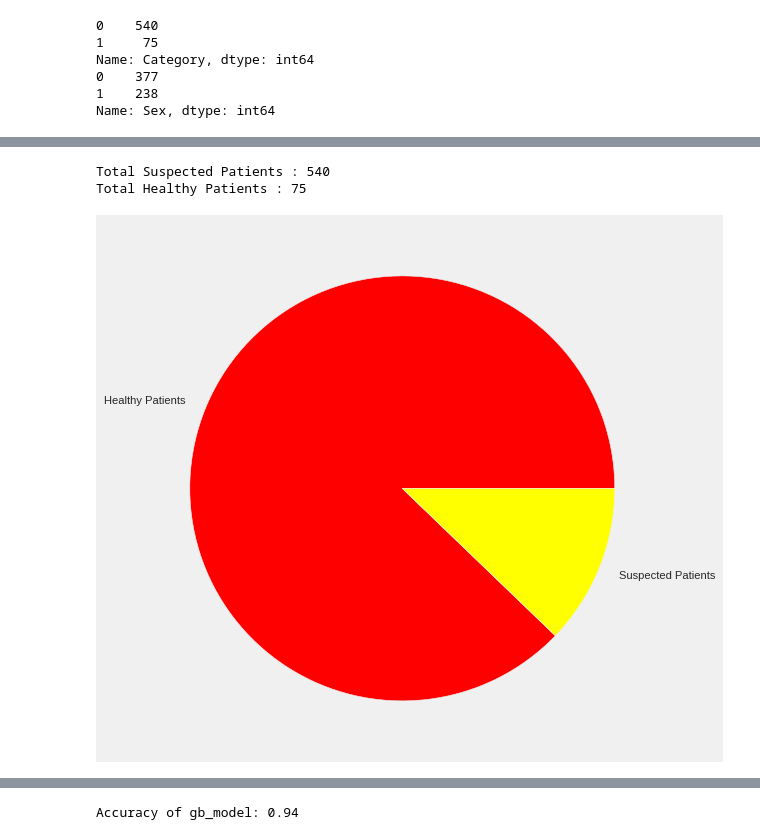
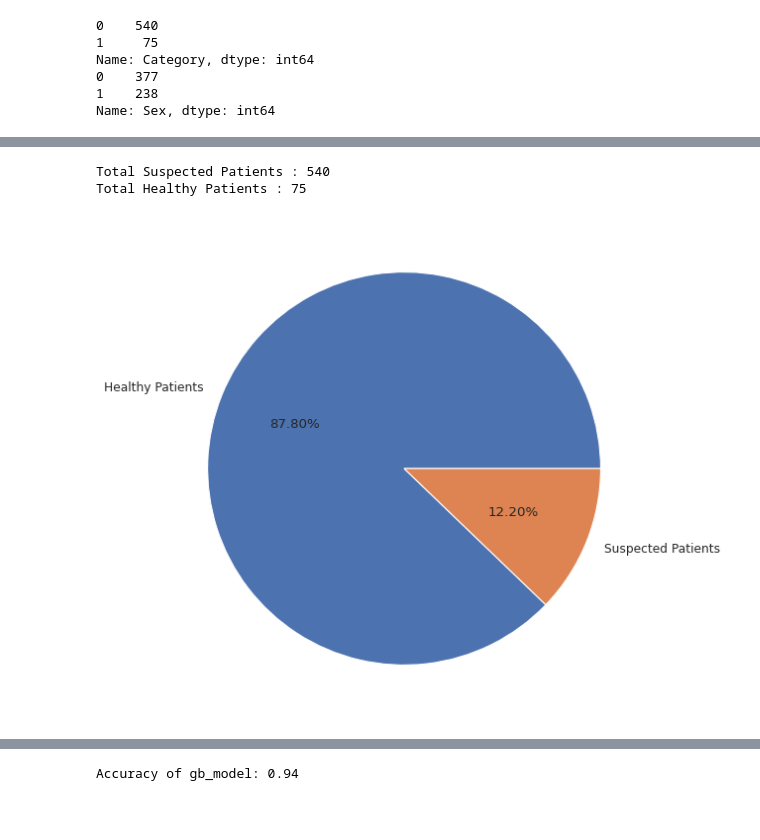
Before and after one commit to rocx320/MachineLearning, a Jupyter notebook: Hepatitis_C_Predictions_CAC2.ipynb, the cells around one changed output, grey strips where cells are left out. Saved outputs shown, nothing was run; the diff lists cells and outputs as text; code cells hidden in the pictures; blank space fills up the shorter version.

```diff
--- a/Hepatitis_C_Predictions_CAC2.ipynb
+++ b/Hepatitis_C_Predictions_CAC2.ipynb
@@ -1041,18 +967,19 @@ plt.show()
 # %%
 print ('Total Suspected Patients : {} '.format(df.Category.value_counts()[0]))
 print ('Total Healthy Patients : {} '.format(df.Category.value_counts()[1]))
 fig, ax = plt.subplots(figsize=(8,8))
 
 plt.pie(x=df["Category"].value_counts(),
-        colors=["red","yellow"],
+
         labels=["Healthy Patients","Suspected Patients"],
+        autopct="%1.2f%%"
         )
 
 plt.show()
 # %% [output]
 Total Suspected Patients : 540
 Total Healthy Patients : 75
-[figure, old version]
+[figure, new version]
 # %%
 fig, ax = plt.subplots(figsize=(8,8))
 plt.pie(x=df["Sex"].value_counts(),
```
Also changed, not shown: parts of 43 cells of this notebook.
